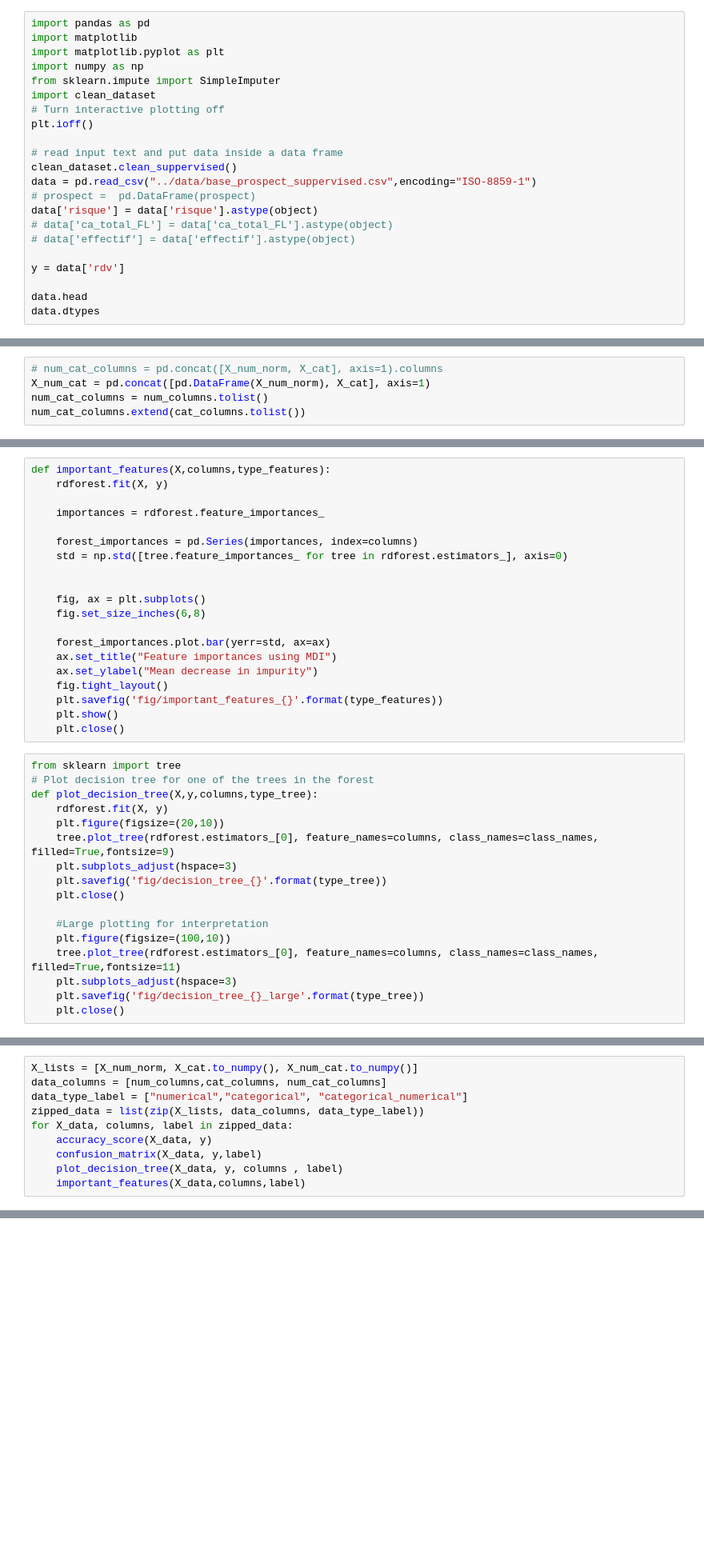
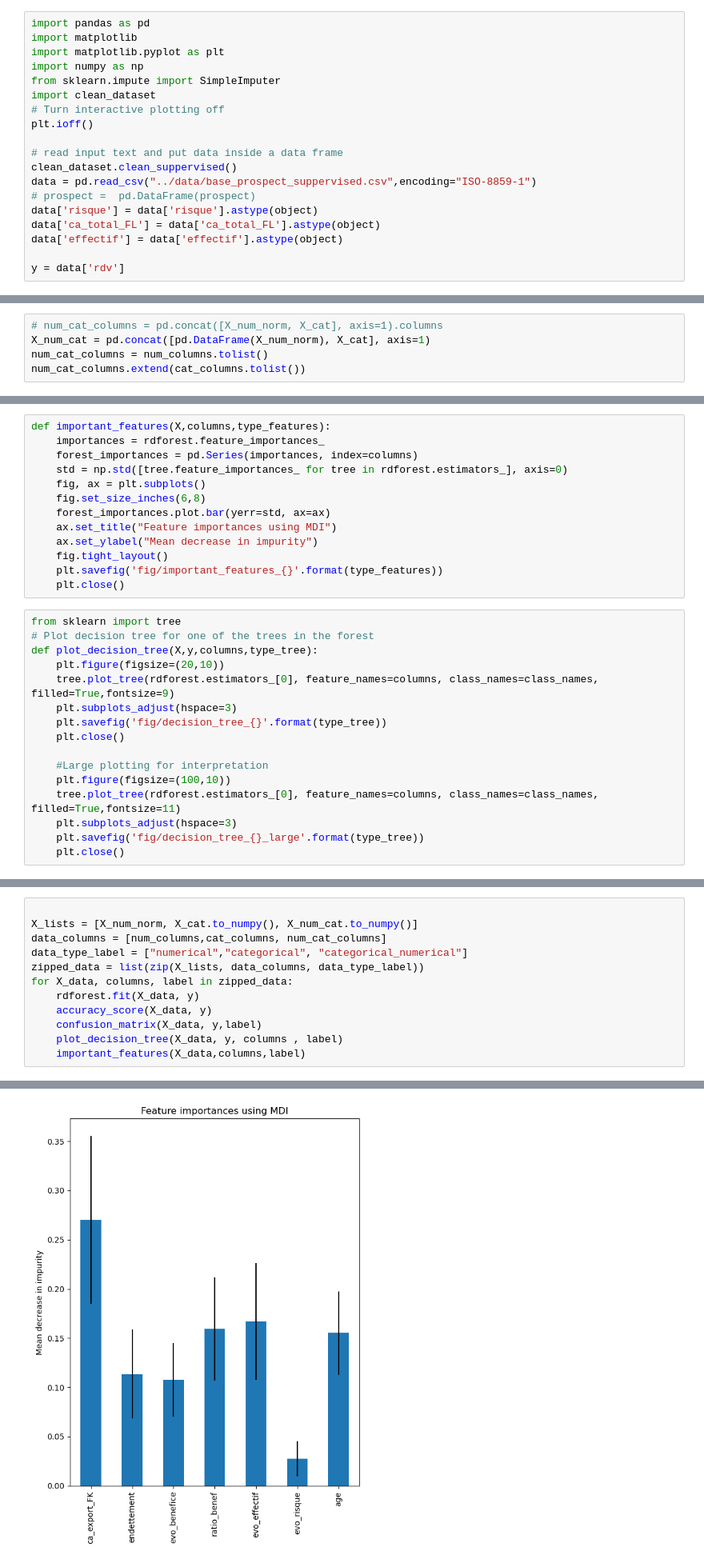
Before and after one commit to iammouadagr/app-bi-Prospect-compagnie-assurances, a Jupyter notebook: src/suppervise.ipynb, the cells around one changed output, grey strips where cells are left out. Shown at 80% size. Cells and saved outputs as stored; diff of their text form; blank space fills up the shorter version.

```diff
--- a/src/suppervise.ipynb
+++ b/src/suppervise.ipynb
@@ -13,13 +13,10 @@ clean_dataset.clean_suppervised()
 data = pd.read_csv("../data/base_prospect_suppervised.csv",encoding="ISO-8859-1")
 # prospect =  pd.DataFrame(prospect)
 data['risque'] = data['risque'].astype(object)
-# data['ca_total_FL'] = data['ca_total_FL'].astype(object)
-# data['effectif'] = data['effectif'].astype(object)
+data['ca_total_FL'] = data['ca_total_FL'].astype(object)
+data['effectif'] = data['effectif'].astype(object)
 
 y = data['rdv']
-
-data.head
-data.dtypes
 # %%
 from sklearn.preprocessing import OneHotEncoder
 encoder = OneHotEncoder(handle_unknown="ignore")
@@ -111,29 +126,21 @@ def confusion_matrix(X,y, datatype):
     pass
 # %%
 def important_features(X,columns,type_features):
-    rdforest.fit(X, y)
-
     importances = rdforest.feature_importances_
-
     forest_importances = pd.Series(importances, index=columns)
     std = np.std([tree.feature_importances_ for tree in rdforest.estimators_], axis=0)
-
-
     fig, ax = plt.subplots()
     fig.set_size_inches(6,8)
-
     forest_importances.plot.bar(yerr=std, ax=ax)
     ax.set_title("Feature importances using MDI")
     ax.set_ylabel("Mean decrease in impurity")
     fig.tight_layout()
     plt.savefig('fig/important_features_{}'.format(type_features))
-    plt.show()
     plt.close()
 # %%
 from sklearn import tree
 # Plot decision tree for one of the trees in the forest
 def plot_decision_tree(X,y,columns,type_tree):
-    rdforest.fit(X, y)
     plt.figure(figsize=(20,10))
     tree.plot_tree(rdforest.estimators_[0], feature_names=columns, class_names=class_names, filled=True,fontsize=9)
     plt.subplots_adjust(hspace=3)
@@ -169,10 +156,13 @@ def plot_decision_tree(X,y,columns,type_tree):
 # %%
+
 X_lists = [X_num_norm, X_cat.to_numpy(), X_num_cat.to_numpy()]
 data_columns = [num_columns,cat_columns, num_cat_columns]
 data_type_label = ["numerical","categorical", "categorical_numerical"]
 zipped_data = list(zip(X_lists, data_columns, data_type_label))
 for X_data, columns, label in zipped_data:
+    rdforest.fit(X_data, y)
     accuracy_score(X_data, y)
     confusion_matrix(X_data, y,label)
     plot_decision_tree(X_data, y, columns , label)
     important_features(X_data,columns,label)
+# %% [output]
@@ -178,0 +170 @@ for X_data, columns, label in zipped_data:
+[figure, added]
```
Also changed, not shown: parts of 6 cells of this notebook, 20 other files.
